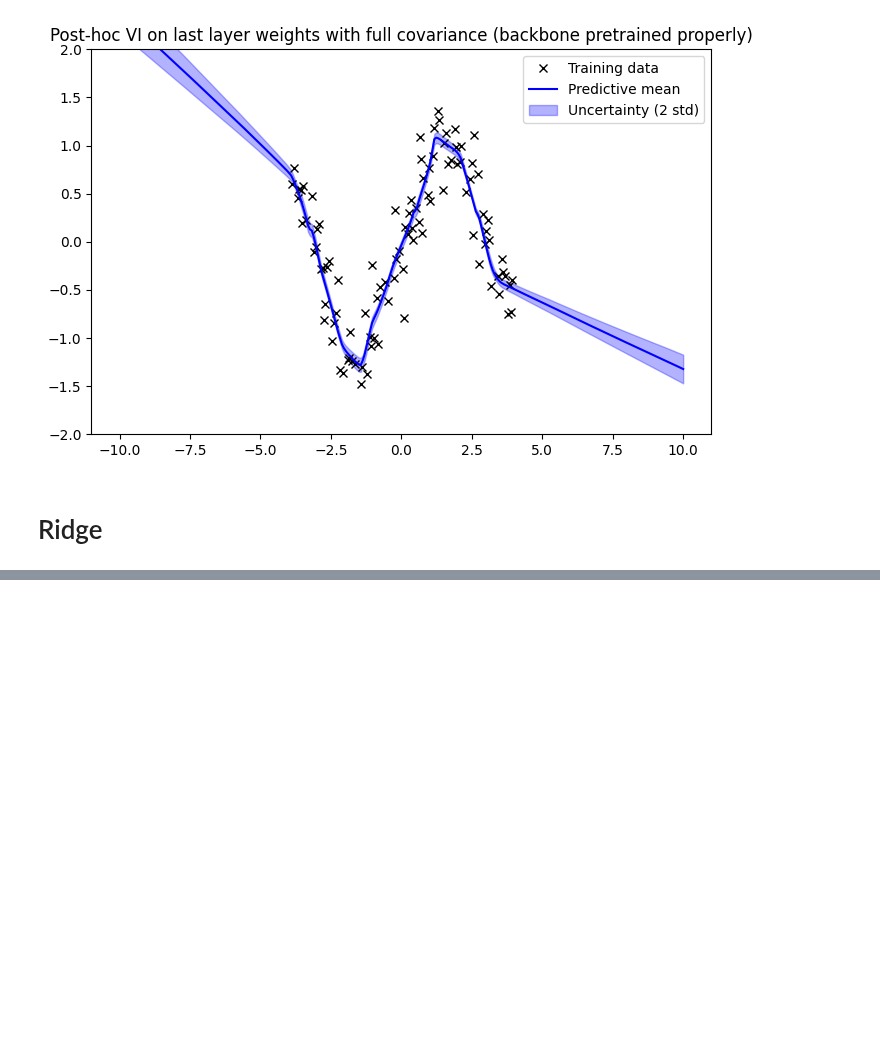
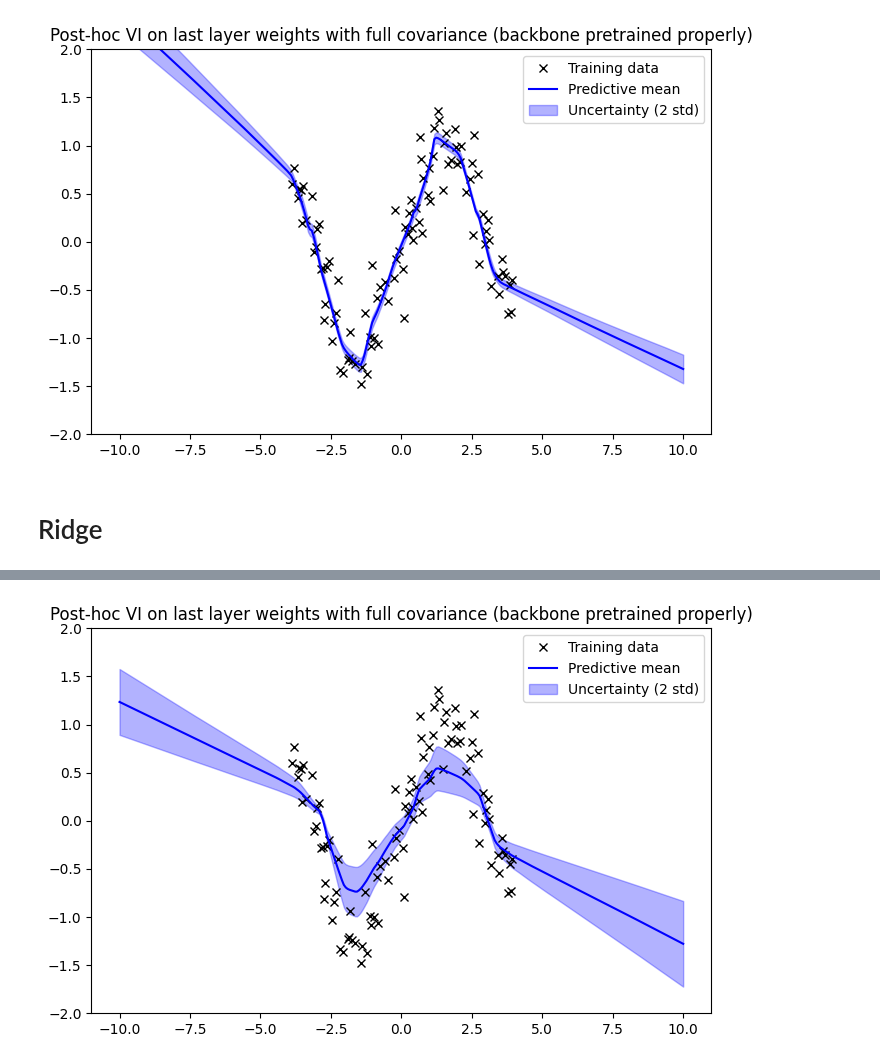
Before and after one commit to clarahoffmann/last-layer-inf, a Jupyter notebook: src/vi_closed.ipynb, the cells around one changed output, grey strips where cells are left out. Cells and saved outputs as stored; diff of their text form; code cells hidden in the pictures; blank space fills up the shorter version.

```diff
--- a/src/vi_closed.ipynb
+++ b/src/vi_closed.ipynb
@@ -319,0 +498,27 @@ class LastLayerVI(nn.Module):
+# %%
+last_layer_vi.eval()
+with torch.no_grad():
+    X_test = torch.linspace(-10,10, 300).unsqueeze(1)
+    features_test = lli_net.get_ll_embedd(X_test)
+    preds_samples = []
+    preds_stds = []
+    for _ in range(100):
+        preds = last_layer_vi.forward_sample(features_test)
+        preds_samples.append(preds.squeeze())
+    preds_samples = torch.stack(preds_samples)
+    mean_pred = preds_samples.mean(dim=0)
+    std_pred = preds_samples.std(dim=0)
+# %%
+plt.figure(figsize=(8,5))
+plt.ylim(-2,2)
+plt.plot(xs_train.numpy(), ys_train.numpy(), 'kx', label='Training data')
+plt.plot(X_test.numpy(), mean_pred.numpy(), 'b', label='Predictive mean')
+plt.fill_between(X_test.squeeze().numpy(),
+                 mean_pred.numpy() - 2 * std_pred.numpy(),
+                mean_pred.numpy() + 2 * std_pred.numpy(),
+                 color='blue', alpha=0.3, label='Uncertainty (2 std)')
+plt.legend()
+plt.title("Post-hoc VI on last layer weights with full covariance (backbone pretrained properly)")
+plt.show()
+# %% [output]
+[figure, added]
```
Also changed, not shown: parts of 12 cells of this notebook.
